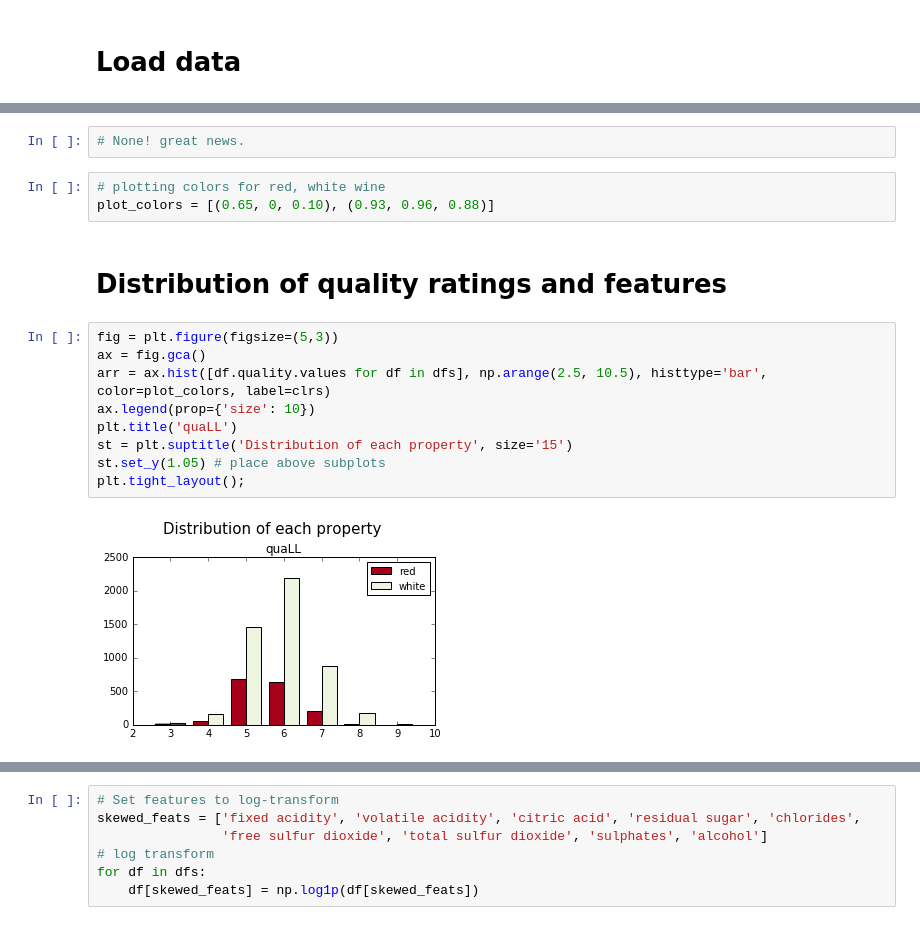
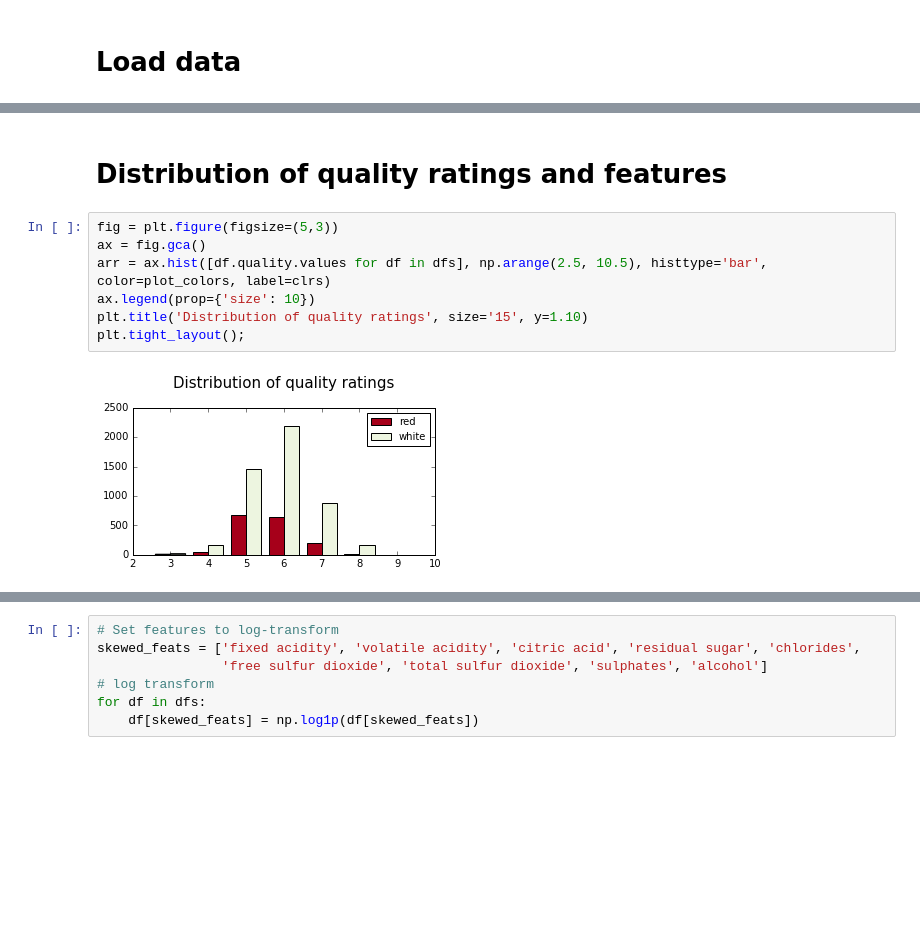
Before and after one commit to albertwildeman/Vinho_Verde, a Jupyter notebook: WineQuality.ipynb, the cells around one changed output, grey strips where cells are left out. Saved outputs shown, nothing was run; the diff lists cells and outputs as text; blank space fills up the shorter version.

```diff
--- a/WineQuality.ipynb
+++ b/WineQuality.ipynb
@@ -53,18 +57,11 @@ Missing values in white wine data: 0
-# %%
-# None! great news.
-# %%
-# plotting colors for red, white wine
-plot_colors = [(0.65, 0, 0.10), (0.93, 0.96, 0.88)]
 # %% [markdown]
 # Distribution of quality ratings and features
 # %%
 fig = plt.figure(figsize=(5,3))
 ax = fig.gca()
 arr = ax.hist([df.quality.values for df in dfs], np.arange(2.5, 10.5), histtype='bar', color=plot_colors, label=clrs)
 ax.legend(prop={'size': 10})
-plt.title('quaLL')
-st = plt.suptitle('Distribution of each property', size='15')
-st.set_y(1.05) # place above subplots
+plt.title('Distribution of quality ratings', size='15', y=1.10)
 plt.tight_layout();
 # %% [output]
-[figure, old version]
+[figure, new version]
```
Also changed, not shown: parts of 39 cells of this notebook.
